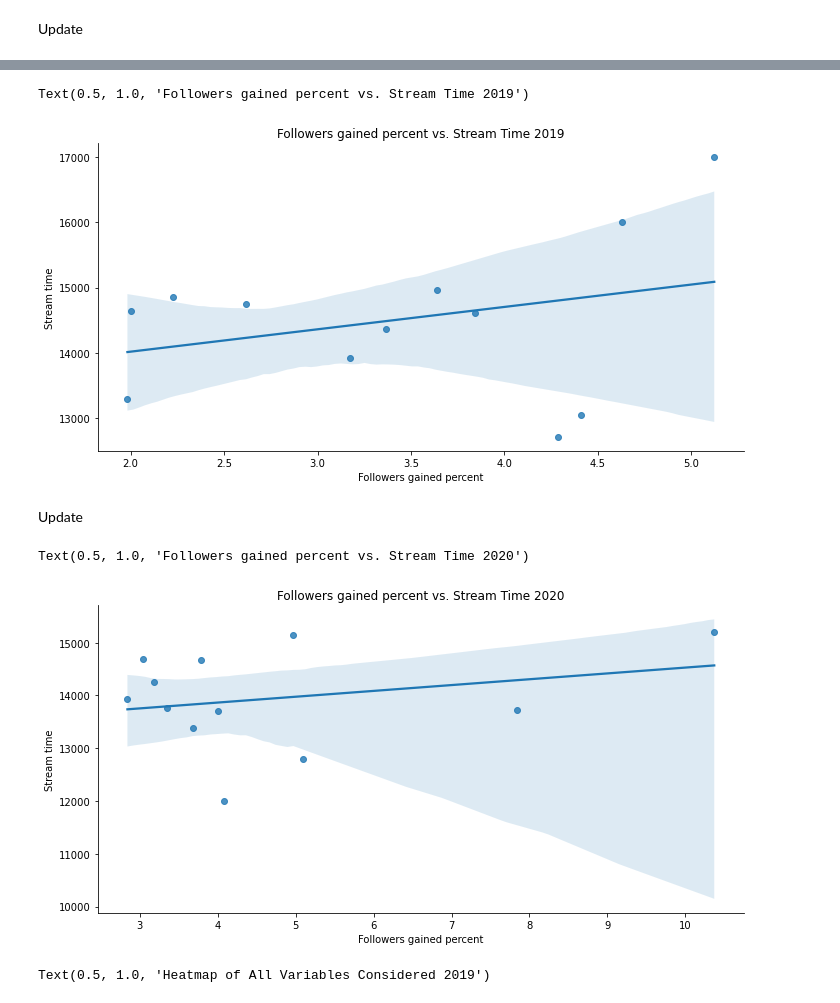
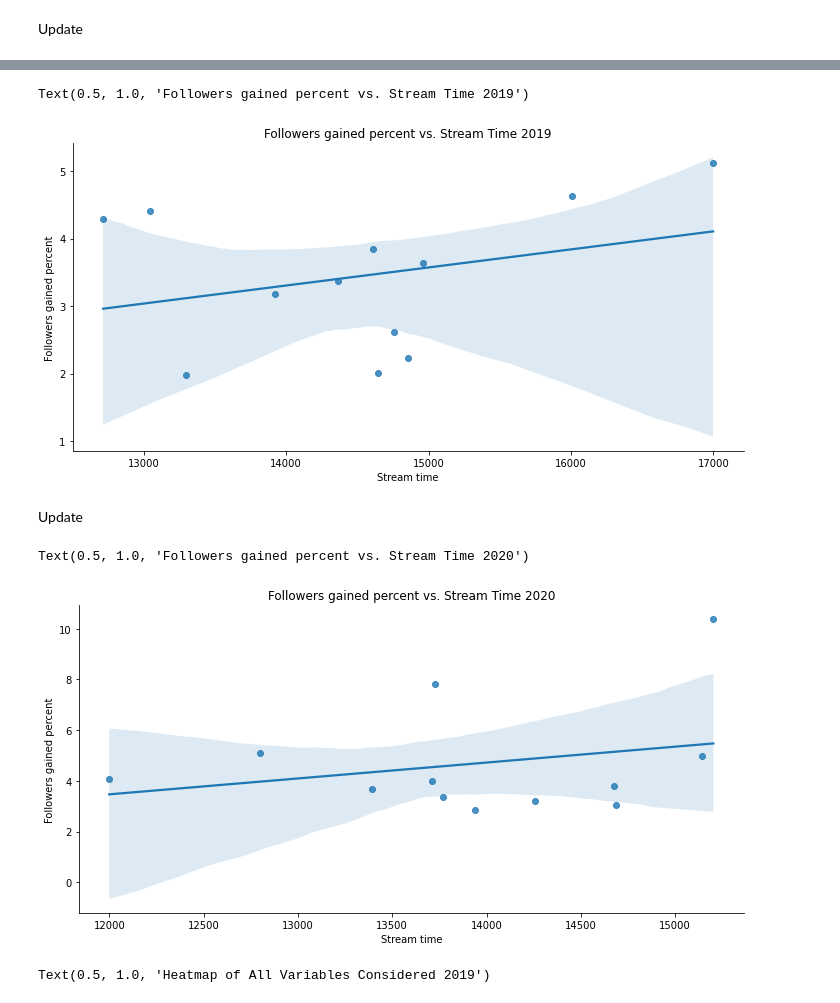
Before and after one commit to dayes5/Twitch-Analysis, a Jupyter notebook: FinalProjectGroup079-Wi22.ipynb, the cells around one changed output, grey strips where cells are left out. Cells and saved outputs as stored; diff of their text form; code cells hidden in the pictures.

```diff
--- a/FinalProjectGroup079-Wi22.ipynb
+++ b/FinalProjectGroup079-Wi22.ipynb
@@ -381,9 +381,9 @@ Text(0.5, 1.0, 'Percentage of Followers Gained vs. Watch Time 2020')
 # %%
-sns.lmplot(x="Followers gained percent", y="Stream time", data=df2019, aspect=2)
+sns.lmplot(y="Followers gained percent", x="Stream time", data=df2019, aspect=2)
 plt.title('Followers gained percent vs. Stream Time 2019')
 # %% [output]
 Text(0.5, 1.0, 'Followers gained percent vs. Stream Time 2019')
-[figure, old version]
+[figure, new version]
 # %% [markdown]
 <!-- The graph below shows the correlation between watch time and followers gained.
 We observe a strong positive correlation. This means that with an increasing watch time over the two years,
@@ -391,11 +391,11 @@ the followers a streamer gained also increased. -->
 
 Update
 # %%
-sns.lmplot(x="Followers gained percent", y="Stream time", data=df2020, aspect=2)
+sns.lmplot(y="Followers gained percent", x="Stream time", data=df2020, aspect=2)
 plt.title('Followers gained percent vs. Stream Time 2020')
 # %% [output]
 Text(0.5, 1.0, 'Followers gained percent vs. Stream Time 2020')
-[figure, old version]
+[figure, new version]
 # %%
 sns.heatmap(df2019.loc[:, ['Stream time', 'Watch time', 'Followers gained percent', 'Average viewers', 'Views gained']].corr(), annot=True, vmin=-1, vmax=1)
 plt.title('Heatmap of All Variables Considered 2019')
```
Also changed, not shown: parts of 4 cells of this notebook.
